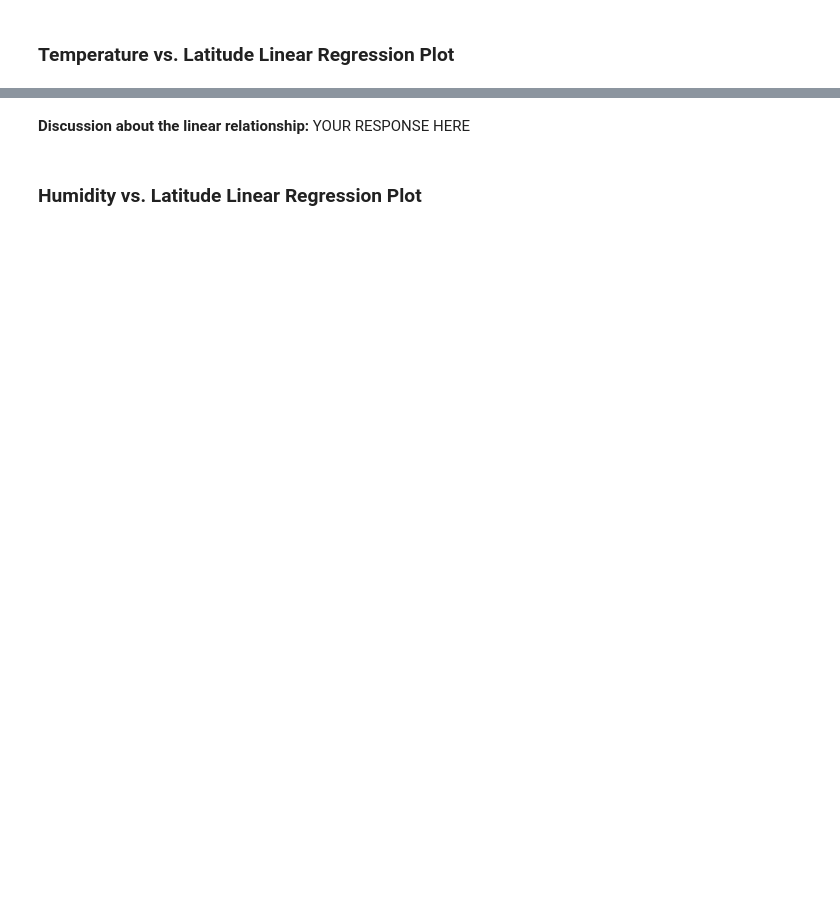
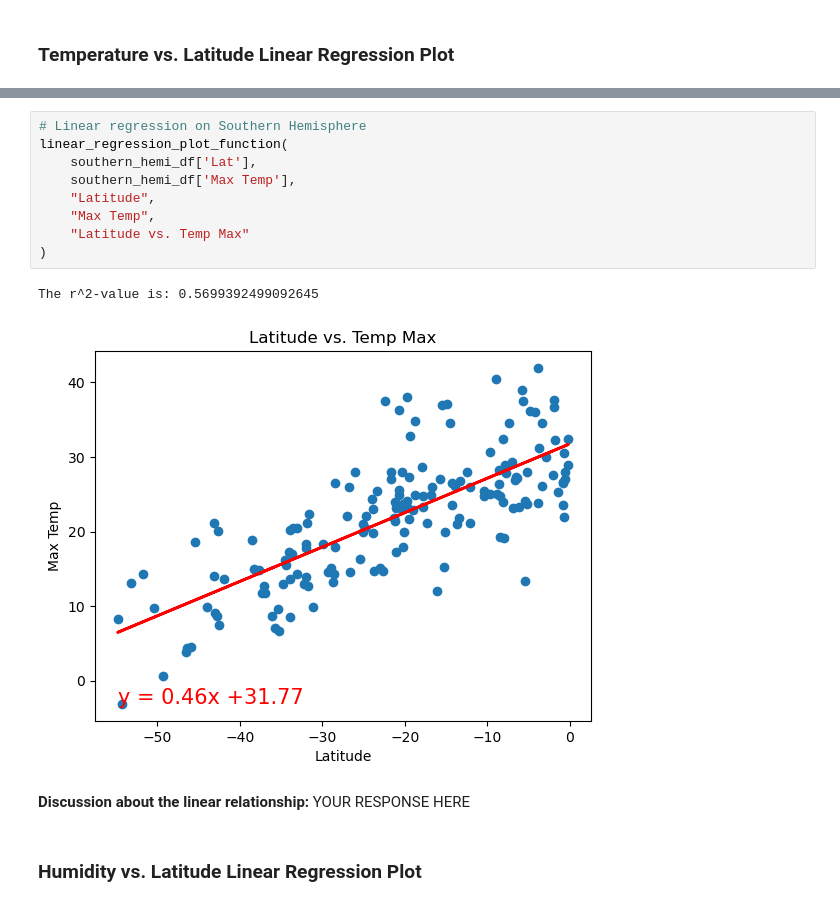
Before and after one commit to Golnaz8/python-api-challenge, a Jupyter notebook: WeathorPy/WeatherPy.ipynb, the cells around one changed output, grey strips where cells are left out. Saved outputs shown, nothing was run; the diff lists cells and outputs as text; blank space fills up the shorter version.

```diff
--- a/WeathorPy/WeatherPy.ipynb
+++ b/WeathorPy/WeatherPy.ipynb
@@ -332,3 +361,15 @@ The r^2-value is: 0.6720220238897325
+# %%
+# Linear regression on Southern Hemisphere
+linear_regression_plot_function(
+    southern_hemi_df['Lat'],
+    southern_hemi_df['Max Temp'],
+    "Latitude",
+    "Max Temp",
+    "Latitude vs. Temp Max"
+)
+# %% [output]
+The r^2-value is: 0.5699392499092645
+[figure, added]
 # %% [markdown]
 **Discussion about the linear relationship:** YOUR RESPONSE HERE
 # %% [markdown]
```
Also changed, not shown: parts of 23 cells of this notebook.
